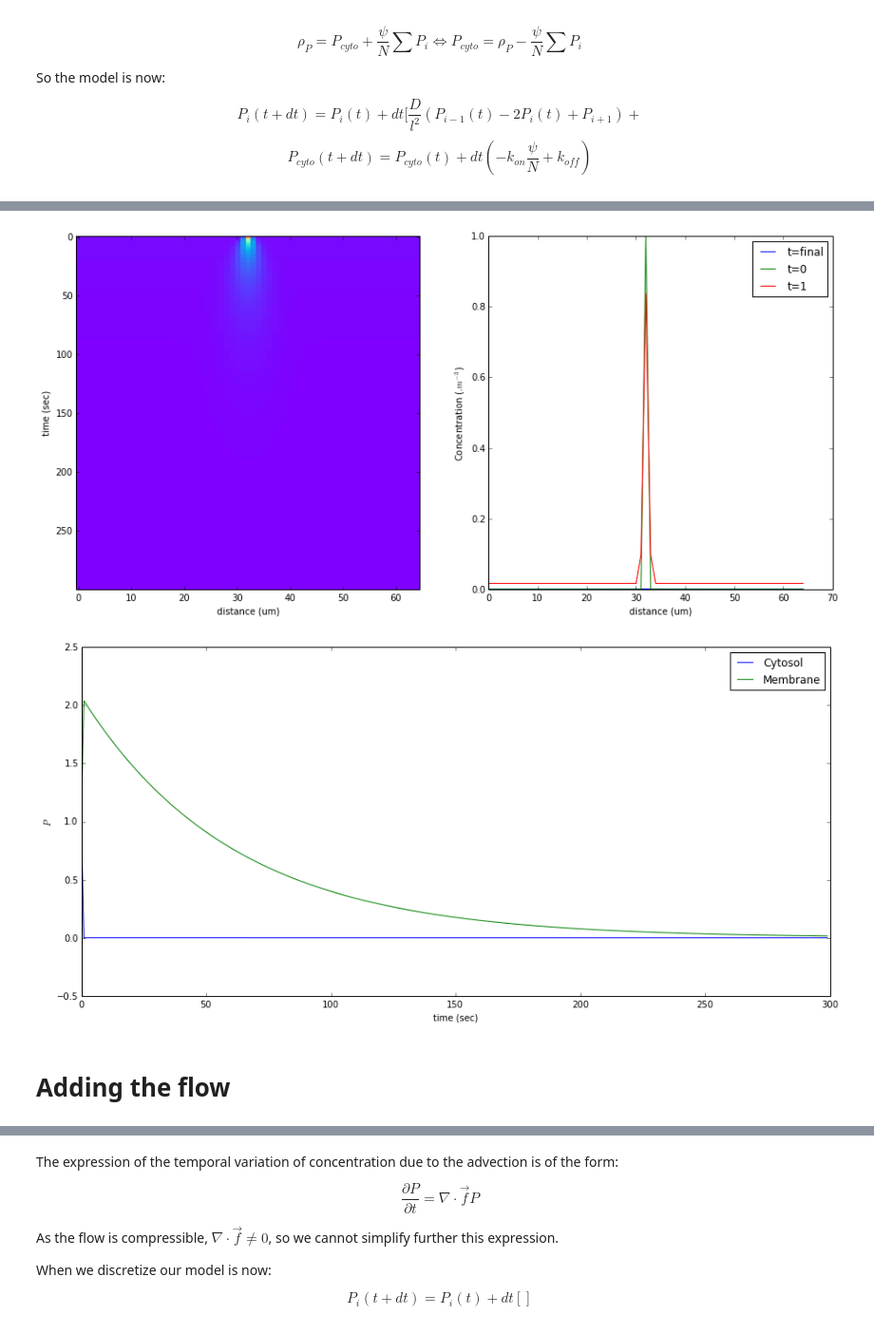
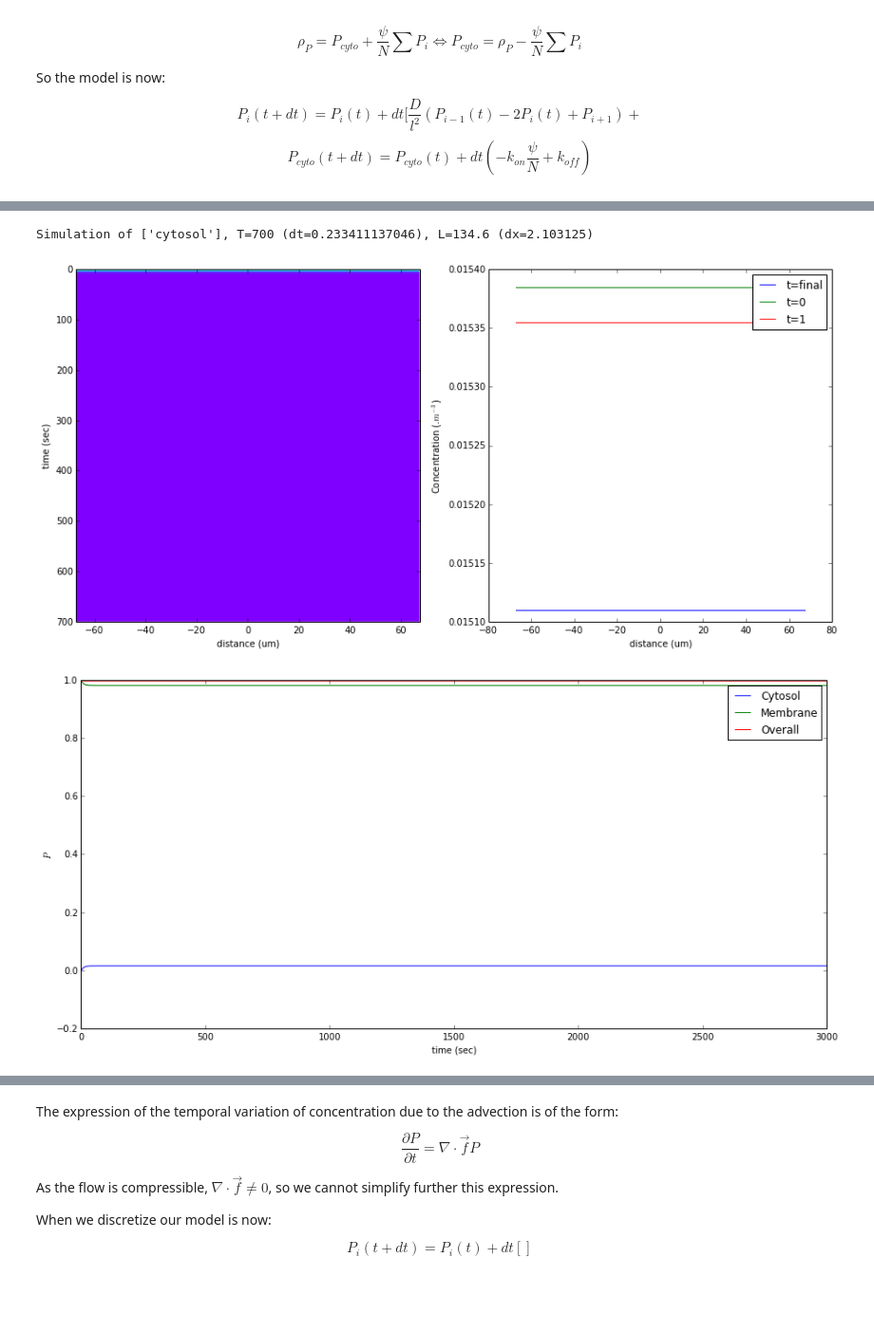
Before and after one commit to geeklhem/polarikss, a Jupyter notebook: model.ipynb, the cells around one changed output, grey strips where cells are left out. Shown: that part at 95% size. Cells and saved outputs as stored; diff of their text form; code cells hidden in the pictures; blank space fills up the shorter version.

```diff
--- a/model.ipynb
+++ b/model.ipynb
@@ -12,6 +14,6 @@ import pandas
 import matplotlib.pyplot as plt
 %matplotlib inline
 %cd data/
-cytosol = 0
+cytosol,advection = None,None
 plt.rcParams['figure.figsize'] =  15,7
 # %% [output]
@@ -209,10 +229,20 @@ Conversely, our time discretisation scheme should lead to an error of $O(dt)$.
 $$P(t+dt) = P(t) + dt\frac{\partial P}{\partial t}\bigg |_t + O(dt^2)$$
 $$\frac{P(t+dt) - P(t)}{dt} = \frac{\partial P}{\partial t}\bigg |_t + O(dt)$$
 # %%
-def analytical_vector(N,param):
+def analytical_vector(N,param,disp=True):
+    """
+    Analatical solution of the dirac's diffusion
+
+    Args:
+        N (int): number of grid points
+        param (dict): A dictionnary of parameters with at least
+            "D", the diffusion coefficient and "T" the time.
+    """
     a = (4*np.pi*param["D"]*param["T"])**(-0.5)
     b = 4*param["D"]*param["T"]
     x_0 = int(N/2)
     c = np.array([-(x-x_0)**2 for x in np.arange(N)])
     out = a * np.exp(c/b)
+    if disp:
+        print "Analytical results, T={}, L={} (dx={})".format(param["T"],param["L"],param["L"]/N)
     return out
@@ -346,14 +455,11 @@ def cytosol(p,param,dt,l,t):
 # %%
 # First we definie an empy matrix (time*space) that we will fill step by step.
-p = np.zeros((300, 65))
-# Initial conditions : a dirac in the middle.
-p[0,int(p.shape[1]/2)] = 1
-
+p = np.zeros((3000, 65))
+p[0,:] =  1/p.shape[1]
 # Run the simulation !
-p,param = play(p,get_P_param(),[diffusion,cytosol])
+p,param = play(p,get_P_param(rho=0),[cytosol])
 display(p,param,True)
 # %% [output]
+Simulation of ['cytosol'], T=700 (dt=0.233411137046), L=134.6 (dx=2.103125)
-[figure, old version]
+[figure, new version]
-[figure, old version]
+[figure, new version]
-# %% [markdown]
-# Adding the flow
```
Also changed, not shown: parts of 38 cells of this notebook, 1 other file.
